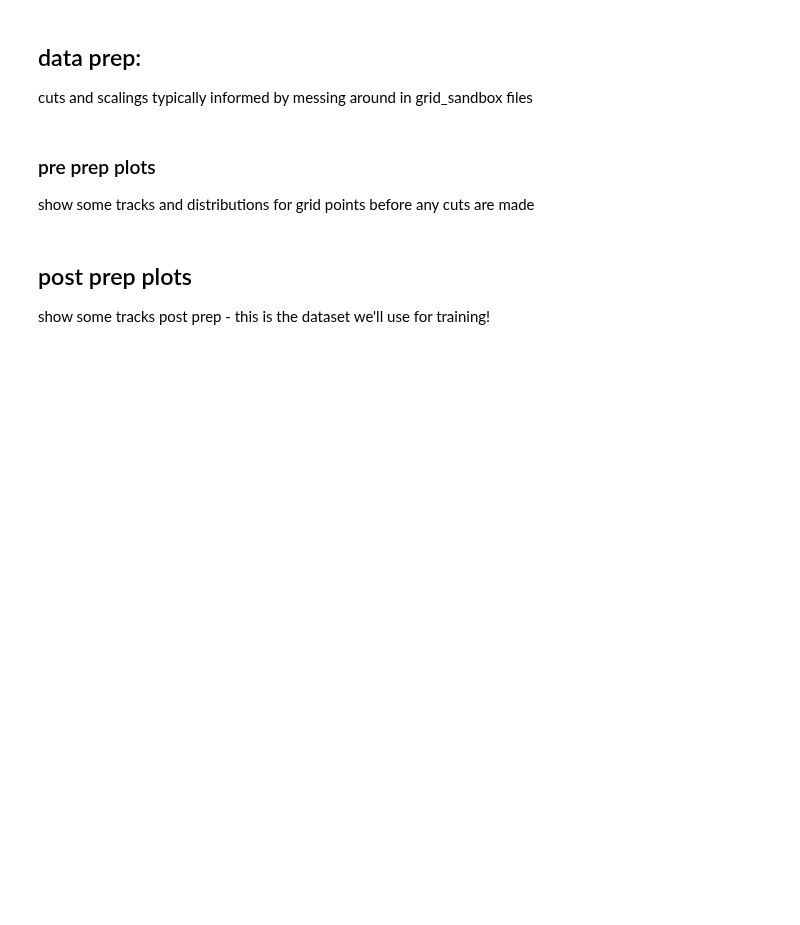
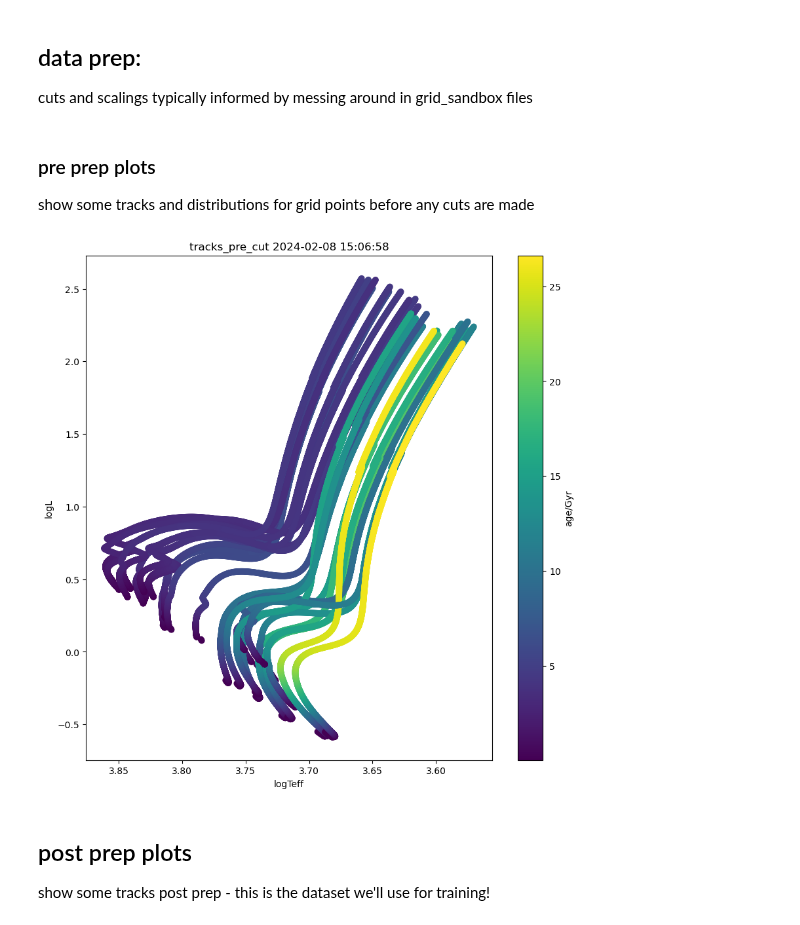
Before and after one commit to ojscutt/pitchfork, a Jupyter notebook: 1_data_prep_Barbie.ipynb, the cells around one changed output. Drawn from its saved outputs; the diff is of its cells as text; code cells hidden in the pictures; blank space fills up the shorter version.

```diff
--- a/1_data_prep_Barbie.ipynb
+++ b/1_data_prep_Barbie.ipynb
@@ -15,3 +16,9 @@ import os
 import matplotlib.pyplot as plt
 # %% [markdown]
 ## load in the grid:
+# %%
+f = h5py.File("/home/oxs235/datastorage/repos_data/ojscutt/pitchfork/data/Garstec_AS09_barbieMS.hdf5", 'r')
+list(f['grid/tracks/track0001'])
+
+#str(f['header']())
+#len(np.array(f['grid/tracks']))
@@ -18,5 +43,5 @@ import matplotlib.pyplot as plt
 # %%
-df_full = pd.concat([pd.read_hdf("/home/oxs235/datastorage/repos_data/ojscutt/mesa_ajl/data/BARBIEGRIDNAME", key=f"m{0.8 + i*0.02:.2f}") for i in range(21)], ignore_index=True)
+df_full = pd.concat([pd.read_hdf("/home/oxs235/datastorage/repos_data/ojscutt/mesa_ajl/data/grid2p5a/grid.h5", key=f"m{0.8 + i*0.02:.2f}") for i in range(21)], ignore_index=True)
 
 #check column headers we have to work with
 print("check columns: " + str([column for column in df_full.columns.values]))
@@ -60,3 +60,41 @@ plt.show()
+# %%
+def plot_tracks(df,track_id='dirname',effective_T='effective_T', luminosity='luminosity', star_age='star_age',title='', save=0, n=25,seed=42):
+
+    track_id_df = pd.DataFrame(df[track_id].unique(), columns=[track_id]).sample(n=n, random_state=seed)
+
+    #sample n tracks:
+    i = 0
+    for id in track_id_df[track_id]:
+        if i == 0:
+            track = df[df[track_id] == id]
+            plot_points = pd.DataFrame(track,columns=[track_id, effective_T, luminosity, star_age])
+            i+=1
+        else:
+            track = df[df[track_id] == id]
+            plot_points = pd.concat([plot_points, track])
+
+    #plotting
+    fig, ax = plt.subplots(figsize=(10,10))
+
+    plt.scatter(np.log10(plot_points["effective_T"]), np.log10(plot_points["luminosity"]), c=plot_points["star_age"])
+    cbar = plt.colorbar()
+    cbar.ax.set_ylabel("age/Gyr")
+    ax.set_ylabel("logL")
+    ax.set_xlabel("logTeff")
+    ax.set_title(title+" "+ time.strftime("%Y-%m-%d %H:%M:%S"))
+    ax.invert_xaxis()
+    fig.tight_layout
+
+    #optional, save fig
+    if save==1:
+        figdir = "figs/data_prep_Li/tracks/"+ title + time.strftime("%Y%m%d-%H%M%S")
+        plt.savefig(figdir + ".png", transparent="false", facecolor="white", bbox_inches="tight")
+
+    plt.show()
+# %%
+plot_tracks(df_full, title='tracks_pre_cut', save=1)
+# %% [output]
+[figure, added]
 # %% [markdown]
 ## post prep plots
 show some tracks post prep - this is the dataset we'll use for training!
```
Also changed, not shown: parts of 7 cells of this notebook, 5 other files.
